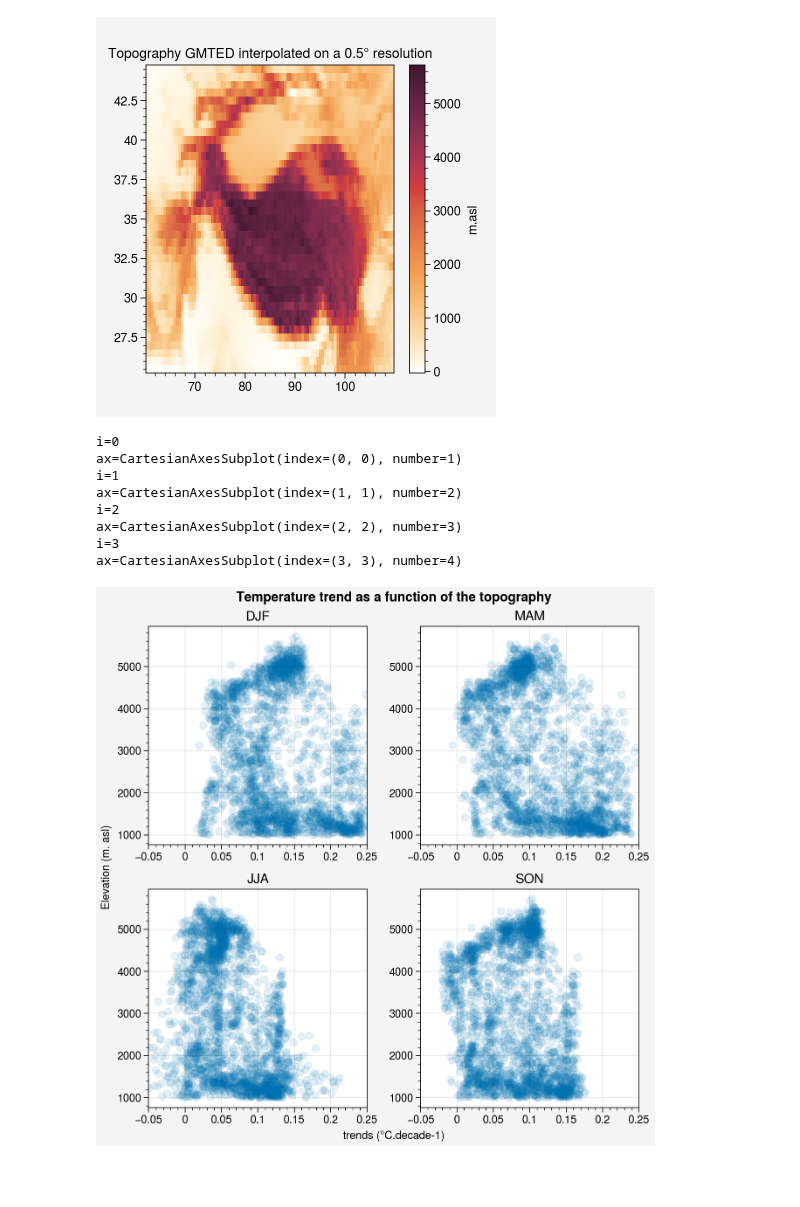
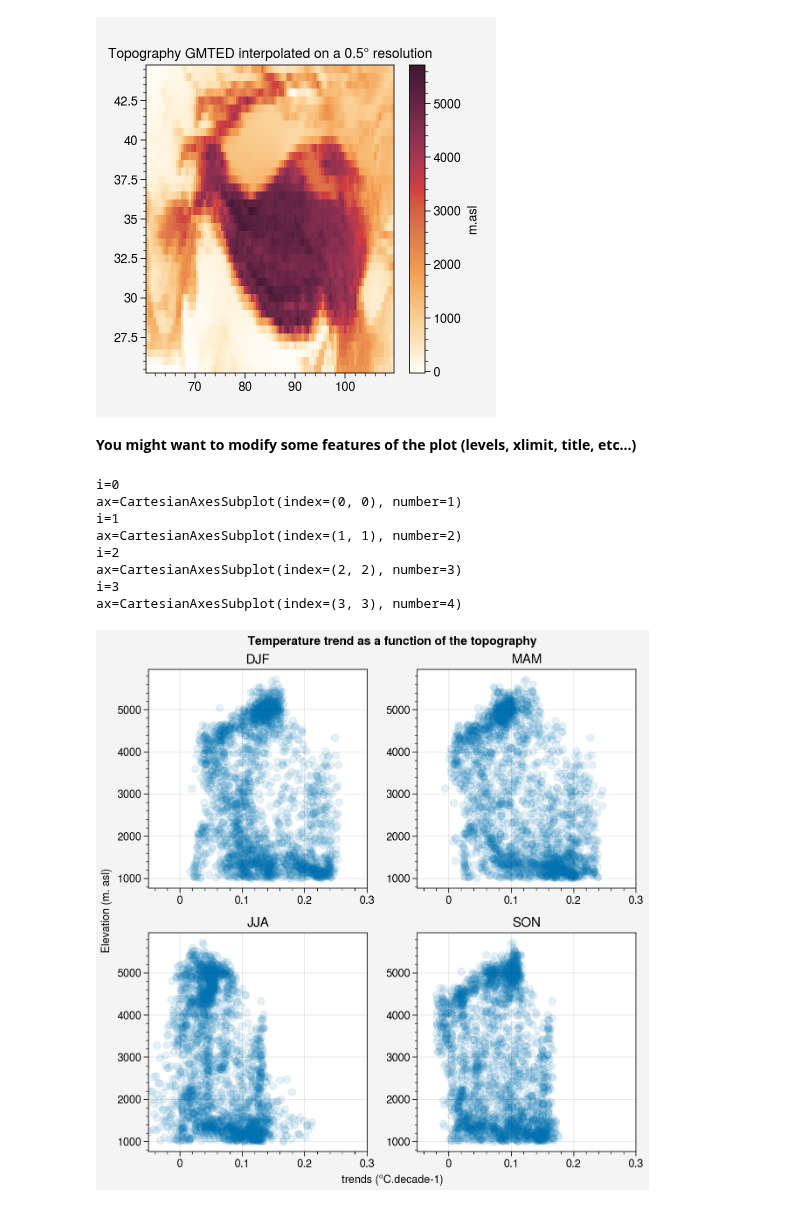
Before and after one commit to mmenegoz/climate_HMA_course, a Jupyter notebook: HMA_climate_trends_CRU.ipynb, the cells around one changed output. Cells and saved outputs as stored; diff of their text form; code cells hidden in the pictures; blank space fills up the shorter version.

```diff
--- a/HMA_climate_trends_CRU.ipynb
+++ b/HMA_climate_trends_CRU.ipynb
@@ -149,8 +150,8 @@ Be careful to the consistency between the period that you define and the period
 # %%
 # Period over which computing the trends
-date1="1901-01"; date2="2021-12"
-date3="2022-12" # One year after date2
-dates=pd.date_range(start=date1, end=date3, freq='Y')
+date1=datetime.date(year=1901,month=1,day=1)
+date2=datetime.date(year=2021,month=12,day=31)
+dates=pd.date_range(start=date1, end=date2, freq='Y')
 dates.year
 # %% [output]
 Index([1901, 1902, 1903, 1904, 1905, 1906, 1907, 1908, 1909, 1910,
@@ -220,8 +216,7 @@ for i, ax in enumerate(axs):
         signif='dashed'
     m = ax.scatter(dates,seasonal_T_loc[:,i]-np.mean(seasonal_T_loc[:,i]))
     m = ax.plot(dates,intercept_T_loc[i]+slope_T_loc[i]*index-np.mean(seasonal_T_loc[:,i]),linestyle=signif)
-    ax.format(title=f"{seasonal_mean.season.data[i]} trend={slope_T_loc[i]*10:.2f}°C.decade-1; pvalue={pvalue_T_loc[i]:.2g}",large='10px')
-    #ax.format(title=seasonal_mean.season.data[i]+' trend='+str(round(slope_T_loc[i]*10,2))+'°C.decade-1; '+'pvalue='+str(round(pvalue_T_loc[i],3)),large='10px')
+    ax.format(title=f"{seasonal_mean.season.data[i]} trend={slope_T_loc[i]*10:.2f}°C.decade-1; pvalue={pvalue_T_loc[i]:.2g}",titlesize='12px')
 
 axs.format(
     suptitle='Seasonal temperature at lon='+str(lon_loc)+' lat='+str(lat_loc),
@@ -295,7 +288,7 @@ for i, ax in enumerate(axs):
         levels=levels,
         cmap='coolwarm'
     )
-    ax.format(title=seasonal_mean.season.data[i],large='20px')
+    ax.format(title=seasonal_mean.season.data[i],titlesize='20px')
 
     p = ax.contourf(
     temp_HMA.lon,temp_HMA.lat,
@@ -306,9 +299,9 @@ for i, ax in enumerate(axs):
 f.colorbar(m, label= '°C.decade-1')
 
 axs.format(
-    geogridlinewidth=0.1, geogridcolor='gray8', geogridalpha=0.5, labels=True,
+    gridlinewidth=0.1, gridcolor='gray8', gridalpha=0.5, labels=True,
     coast=True, ocean=False, oceancolor='gray3', borders=True,
-    suptitle="Seasonal trend of temperature, CRU dataset over "+date1+" - "+date2,
+    suptitle="Seasonal trend of temperature, CRU dataset over "+str(date1)+" - "+str(date2),
     lonlines=4, latlines=4, abc=False, latlim=[lat1,lat2],lonlim=[lon1,lon2]
 )
 # %% [output]
@@ -330,7 +323,7 @@ ax=GeoAxesSubplot(index=(3, 3), number=4, backend='cartopy')
 # Topography at 0.25° (http://research.jisao.washington.edu/data_sets/elevation/)
 # -> 0.25-degree latitude-longitude resolution elevation (TBASE)
 #file_topo="elev.0.25-deg.nc"
-file_topo="GMTED_2023/GMTED2010_15n060_0250deg.nc"
+file_topo="topo/GMTED_2023/GMTED2010_15n060_0250deg.nc"
 ds_topo = xr.open_dataset(os.path.join(path,file_topo))
 ds_topo # ds_topo as dataset
 # %% [output]
@@ -414,33 +401,30 @@ topo_high=ds_topo_HMA_out.elevation.where(ds_topo_HMA_out.elevation > limit)
 trends_high=np.zeros(slope_T.shape)
 for i in np.arange(4):
     trends_high[i,:,:]=np.where(ds_topo_HMA_out.elevation > limit,slope_T[i,:,:],np.nan)
+# %% [markdown]
+**You might want to modify some features of the plot (levels, xlimit, title, etc...)**
 # %%
 #Plotting trends as a function of elevation
 f, axs = plot.subplots(ncols=2, nrows=2,share=1)
 for i, ax in enumerate(axs):
     print('i='+str(i))
     print('ax='+str(ax))
     m = ax.scatter(trends_high[i,:,:].flatten()*factor_trend,topo_high.values.flatten(),alpha=0.1)
-    #m = ax.hist2d(topo_high.values.flatten(),trends_high[i,:,:].flatten()*factor_trend,bins=bins,cmap='Spectral_r',levels=levels,cmin=1)
-    #m = ax.hist2d(ds_topo_HMA_out.data.values.flatten(),slope_T[i,:,:].flatten()*factor_trend,bins=bins,cmap='Spectral_r',levels=levels,cmin=1)
-    #m = ax.scatter(ds_topo_HMA_out.data,slope_T[i,:,:]*factor_trend,alpha=0.1)
-    ax.format(title=seasonal_mean.season.data[i],large='15px',xlim=(-0.05,0.25))
-
-    #f.colorbar(m[3],ticks=np.logspace(0,1,2))
+    ax.format(title=seasonal_mean.season.data[i],titlesize='15px',xlim=(-0.05,0.3))
 
 axs.format(
     suptitle='Temperature trend as a function of the topography',
     xlabel='trends (°C.decade-1)',
     ylabel='Elevation (m. asl)',
-    large='15px'
+    titlesize='15px'
 )
 # %% [output]
 i=0
 ax=CartesianAxesSubplot(index=(0, 0), number=1)
 i=1
 ax=CartesianAxesSubplot(index=(1, 1), number=2)
 i=2
 ax=CartesianAxesSubplot(index=(2, 2), number=3)
 i=3
 ax=CartesianAxesSubplot(index=(3, 3), number=4)
-[figure, old version]
+[figure, new version]
```
Also changed, not shown: parts of 18 cells of this notebook, 1 other file.
